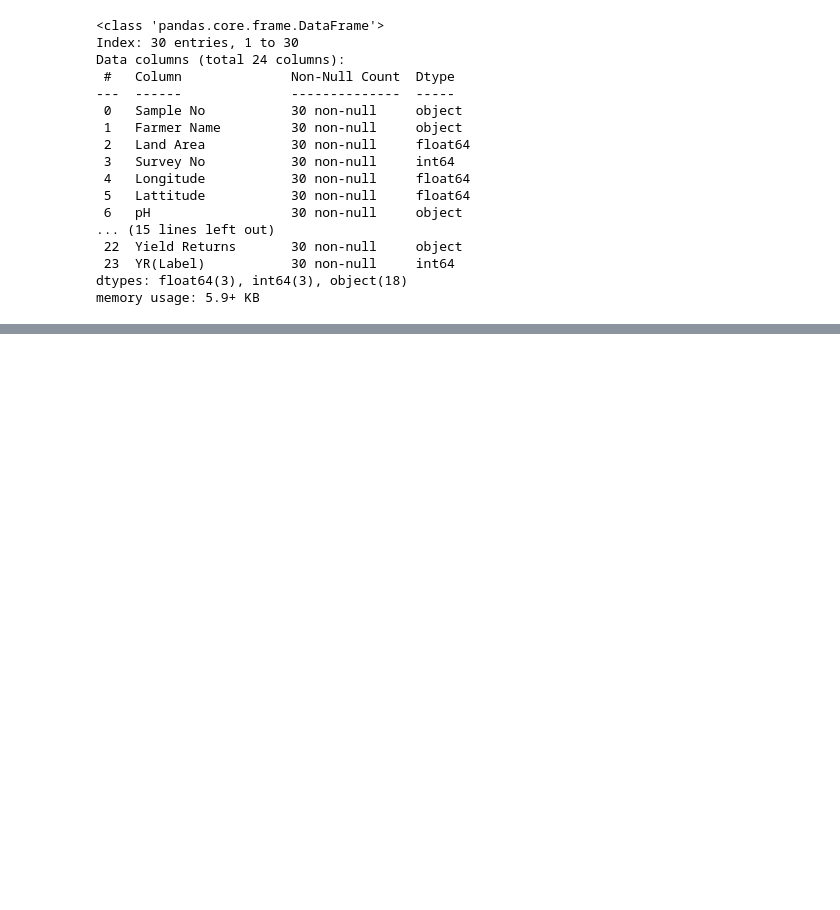
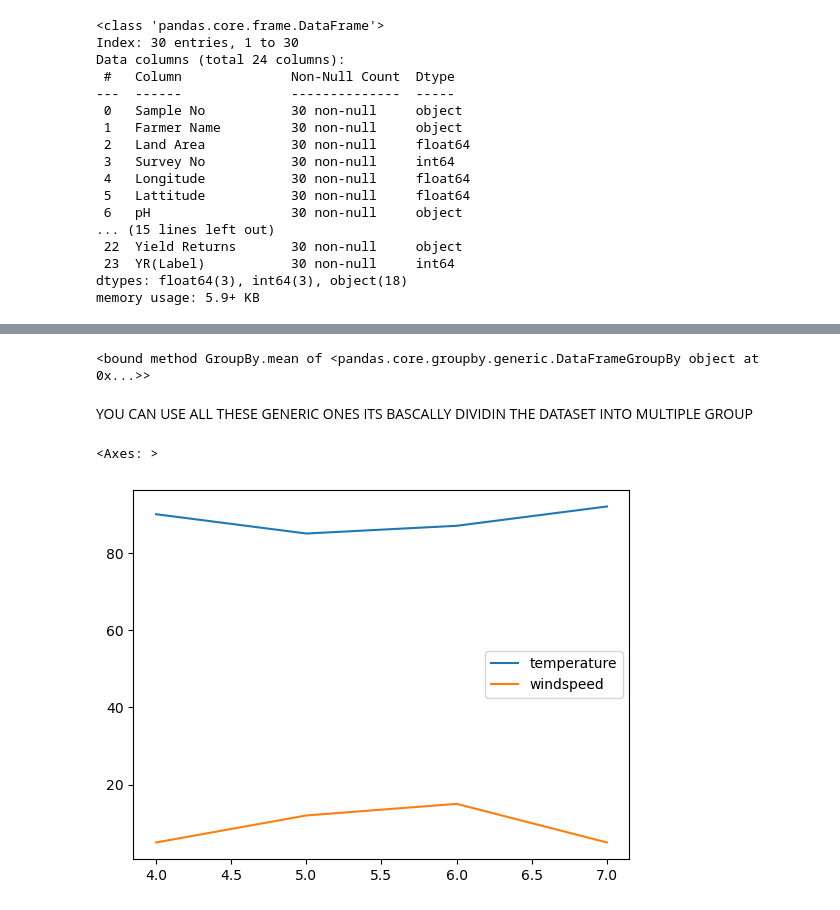
Before and after one commit to hsnaidu/basics, a Jupyter notebook: data_science/pandas-cheatsheet.ipynb, the cells around one changed output, grey strips where cells are left out. Drawn from its saved outputs; the diff is of its cells as text; code cells hidden in the pictures; blank space fills up the shorter version.

```diff
--- a/data_science/pandas-cheatsheet.ipynb
+++ b/data_science/pandas-cheatsheet.ipynb
@@ -729,0 +811,3 @@ NOW, WE CLEAN THE DATA USIING THE REGEX
+# %%
+df = pd.read_csv("C:\\Users\\harip\\Desktop\\refrence\\data_science\\dataset\\weather_by_cities.csv")
+df
@@ -729,0 +828,24 @@ NOW, WE CLEAN THE DATA USIING THE REGEX
+# %%
+# now we will group by cities
+g = df.groupby('city')
+
+# so here the data is been group based on the city ok so , you can use this for all the crops we have
+g.max()
+g.min()
+g.mean
+# %% [output]
+<bound method GroupBy.mean of <pandas.core.groupby.generic.DataFrameGroupBy object at 0x...>>
+# %% [markdown]
+YOU CAN USE ALL THESE GENERIC ONES ITS BASCALLY DIVIDIN THE DATASET INTO MULTIPLE GROUP
+# %%
+m = g.get_group('mumbai')
+m.describe()
+m.shape
+m.size
+%matplotlib inline
+m.plot()
+# we can alos use statical values
+# split apply and combine
+# %% [output]
+<Axes: >
+[figure, added]
```
Also changed, not shown: parts of 15 cells of this notebook, 1 other file.
